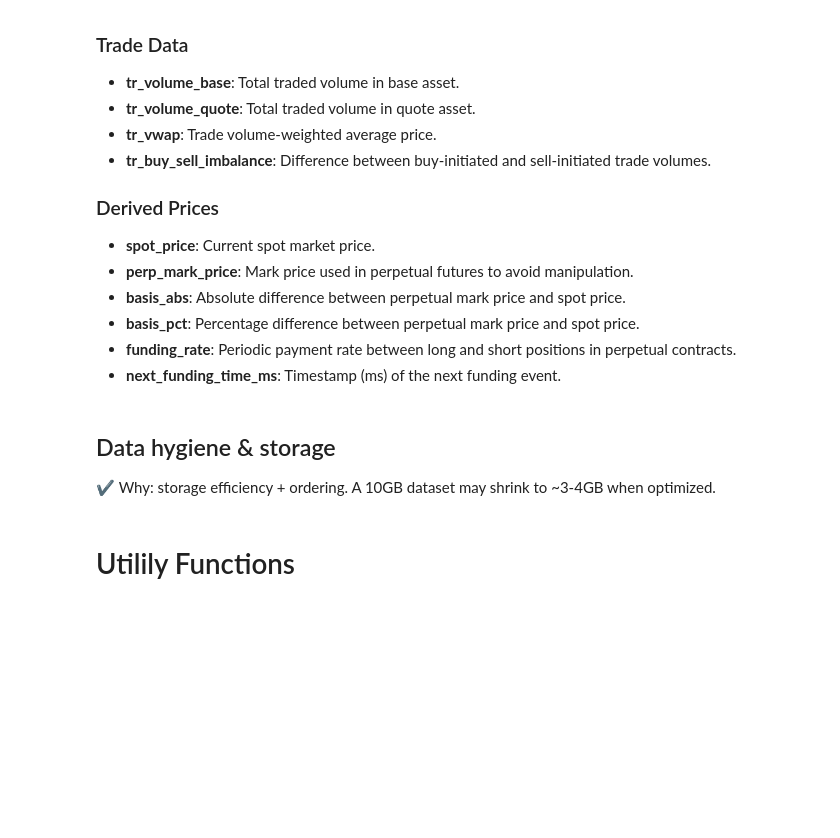
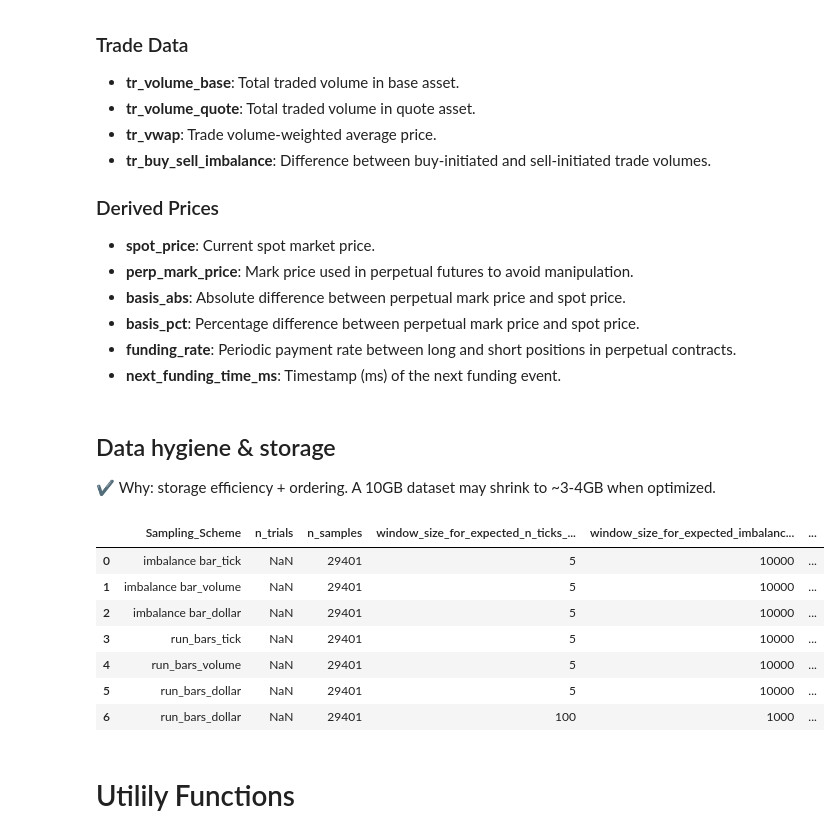
Before and after one commit to engr-bobet-14/Trading-Systems, a Jupyter notebook: smart-money/Notebook/[01] Data Structures.ipynb, the cells around one changed output. Cells and saved outputs as stored; diff of their text form; code cells hidden in the pictures; blank space fills up the shorter version.

Commit message:
added hyper parameter optimization -  data structures

```diff
--- a/smart-money/Notebook/[01] Data Structures.ipynb
+++ b/smart-money/Notebook/[01] Data Structures.ipynb
@@ -162,6 +169,19 @@ df = df[mask]
 
 # Check non-negative volumes
 df = df[df["ohlc_volume"] >= 0]
+# %%
+# Load JSON
+params = pd.read_json("params_resampling-scheme.json")
+params
+# %% [output]
+|  | Sampling_Scheme | n_trials | n_samples | window_size_for_expected_n_ticks_... | window_size_for_expected_imbalanc... | ... |
+| 0 | imbalance bar_tick | NaN | 29401 | 5 | 10000 | ... |
+| 1 | imbalance bar_volume | NaN | 29401 | 5 | 10000 | ... |
+| 2 | imbalance bar_dollar | NaN | 29401 | 5 | 10000 | ... |
+| 3 | run_bars_tick | NaN | 29401 | 5 | 10000 | ... |
+| 4 | run_bars_volume | NaN | 29401 | 5 | 10000 | ... |
+| 5 | run_bars_dollar | NaN | 29401 | 5 | 10000 | ... |
+| 6 | run_bars_dollar | NaN | 29401 | 100 | 1000 | ... |
 # %% [markdown]
 # Utilily Functions
 # %% [markdown]
```
Also changed, not shown: parts of 19 cells of this notebook, 1 other file.
